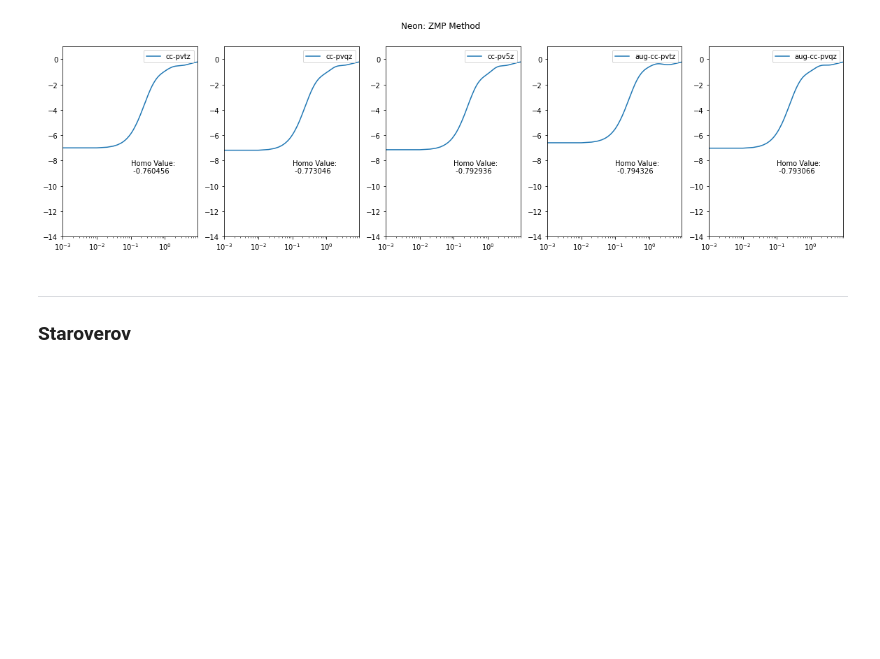
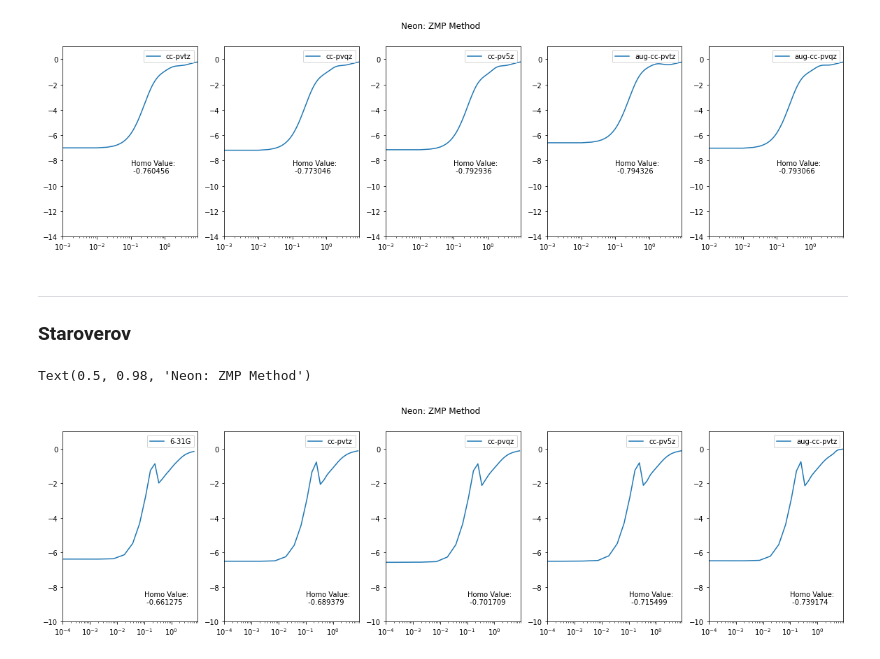
Before and after one commit to wasserman-group/Papers, a Jupyter notebook: 2021/WIRES/Section_X_Results/python_scripts/Neon/results/Results.ipynb, the cells around one changed output. Drawn from its saved outputs; the diff is of its cells as text; code cells hidden in the pictures; blank space fills up the shorter version.

```diff
--- a/2021/WIRES/Section_X_Results/python_scripts/Neon/results/Results.ipynb
+++ b/2021/WIRES/Section_X_Results/python_scripts/Neon/results/Results.ipynb
@@ -100,0 +99,15 @@ len(star["vxc"])
+# %%
+fig, ax = plt.subplots(1, 5, figsize=(20,5))
+for i in range(5):
+    ax[i]
+    ax[i].plot(star["grid"][i], star["vxc"][i], label=star["basis"][i])
+    ax[i].text(0.1,-9, s=f"Homo Value:\n {star['occ_eigs'][i][4]:6f}")
+    ax[i].legend()
+    ax[i].set_ylim(-10,1)
+    ax[i].set_xlim(0.0001,9)
+    ax[i].set_xscale('log')
+
+fig.suptitle("Neon: ZMP Method")
+# %% [output]
+Text(0.5, 0.98, 'Neon: ZMP Method')
+[figure, added]
```
Also changed, not shown: parts of 7 cells of this notebook, 4 other files.
